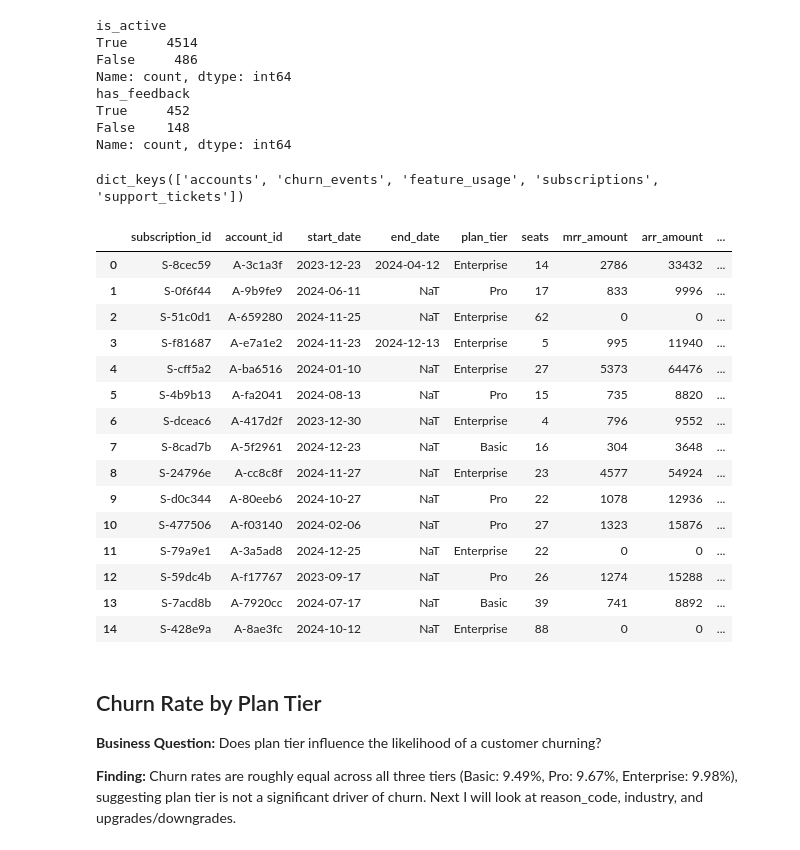
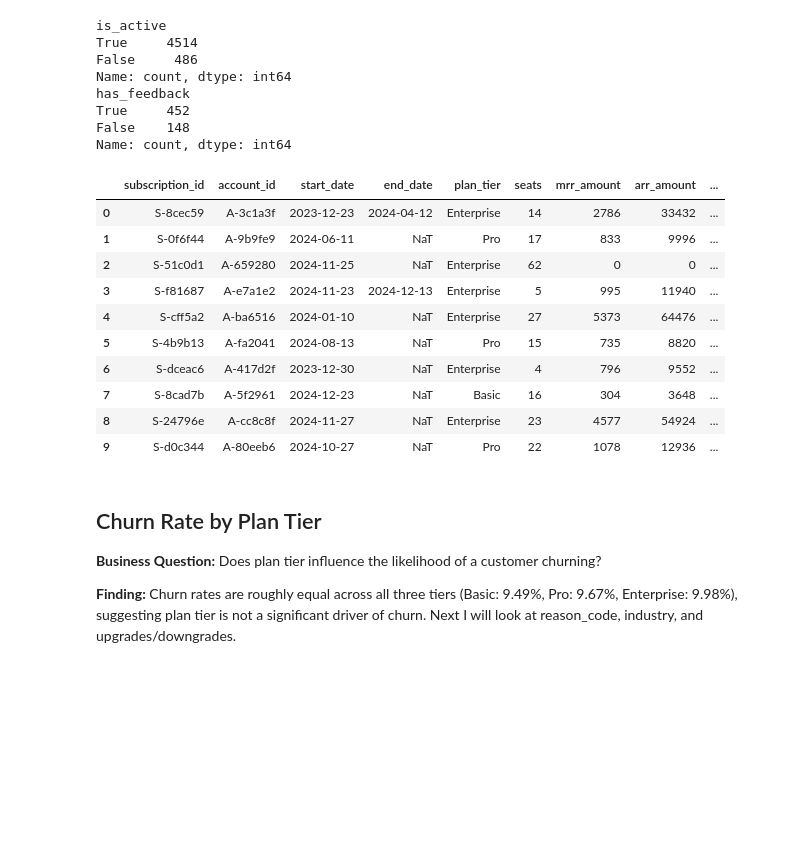
Before and after one commit to christianrm0821/saas-churn-analysis, a Jupyter notebook: saas_case_study/saas_case_study.ipynb, the cells around one changed output. Cells and saved outputs as stored; diff of their text form; code cells hidden in the pictures; blank space fills up the shorter version.

```diff
--- a/saas_case_study/saas_case_study.ipynb
+++ b/saas_case_study/saas_case_study.ipynb
@@ -129,26 +121,19 @@ True     452
 False    148
 Name: count, dtype: int64
 # %%
-print(datasets.keys())
-subs.head(15)
+subs.head(10)
 # %% [output]
-dict_keys(['accounts', 'churn_events', 'feature_usage', 'subscriptions', 'support_tickets'])
 |  | subscription_id | account_id | start_date | end_date | plan_tier | seats | mrr_amount | arr_amount | ... |
 | 0 | S-8cec59 | A-3c1a3f | 2023-12-23 | 2024-04-12 | Enterprise | 14 | 2786 | 33432 | ... |
 | 1 | S-0f6f44 | A-9b9fe9 | 2024-06-11 | NaT | Pro | 17 | 833 | 9996 | ... |
 | 2 | S-51c0d1 | A-659280 | 2024-11-25 | NaT | Enterprise | 62 | 0 | 0 | ... |
 | 3 | S-f81687 | A-e7a1e2 | 2024-11-23 | 2024-12-13 | Enterprise | 5 | 995 | 11940 | ... |
 | 4 | S-cff5a2 | A-ba6516 | 2024-01-10 | NaT | Enterprise | 27 | 5373 | 64476 | ... |
 | 5 | S-4b9b13 | A-fa2041 | 2024-08-13 | NaT | Pro | 15 | 735 | 8820 | ... |
 | 6 | S-dceac6 | A-417d2f | 2023-12-30 | NaT | Enterprise | 4 | 796 | 9552 | ... |
 | 7 | S-8cad7b | A-5f2961 | 2024-12-23 | NaT | Basic | 16 | 304 | 3648 | ... |
 | 8 | S-24796e | A-cc8c8f | 2024-11-27 | NaT | Enterprise | 23 | 4577 | 54924 | ... |
 | 9 | S-d0c344 | A-80eeb6 | 2024-10-27 | NaT | Pro | 22 | 1078 | 12936 | ... |
-| 10 | S-477506 | A-f03140 | 2024-02-06 | NaT | Pro | 27 | 1323 | 15876 | ... |
-| 11 | S-79a9e1 | A-3a5ad8 | 2024-12-25 | NaT | Enterprise | 22 | 0 | 0 | ... |
-| 12 | S-59dc4b | A-f17767 | 2023-09-17 | NaT | Pro | 26 | 1274 | 15288 | ... |
-| 13 | S-7acd8b | A-7920cc | 2024-07-17 | NaT | Basic | 39 | 741 | 8892 | ... |
-| 14 | S-428e9a | A-8ae3fc | 2024-10-12 | NaT | Enterprise | 88 | 0 | 0 | ... |
 # %% [markdown]
 ## Churn Rate by Plan Tier
 
```
Also changed, not shown: parts of 7 cells of this notebook.
